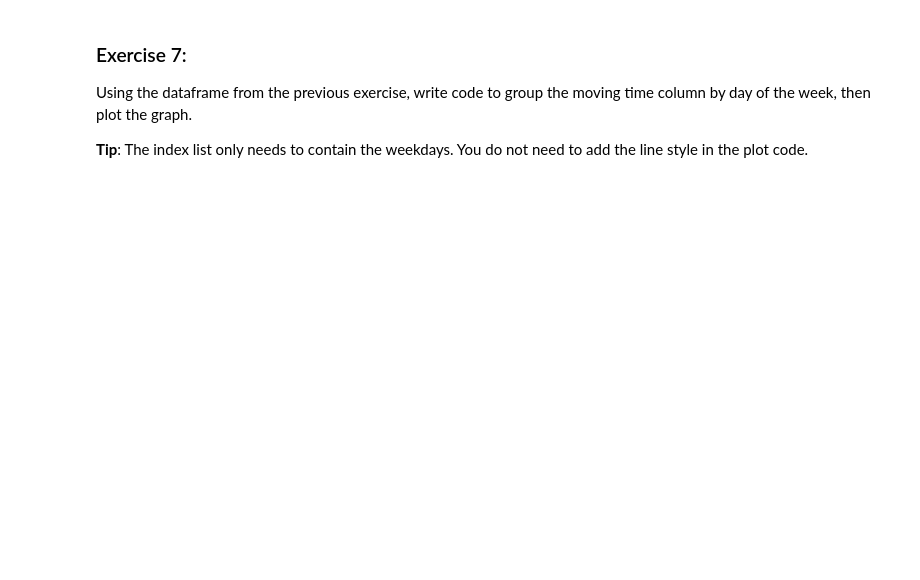
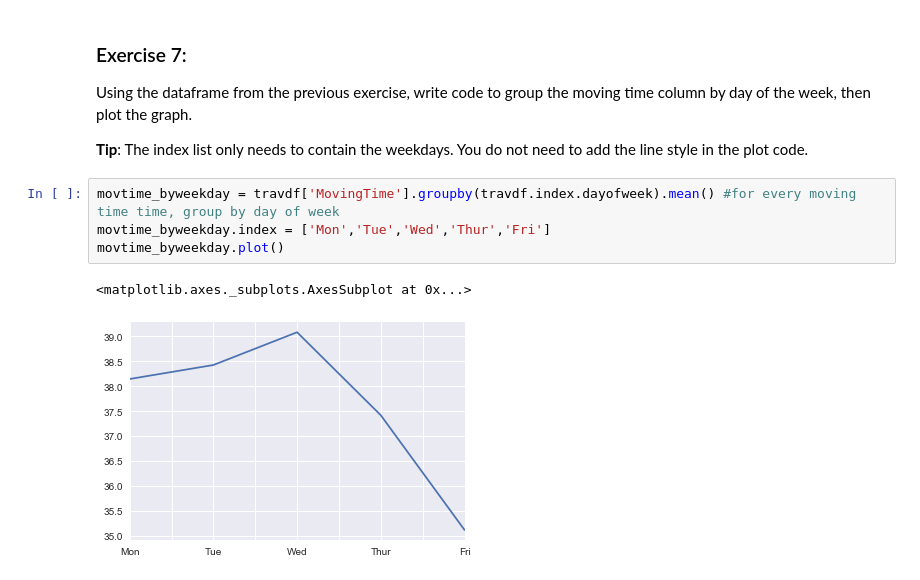
Before and after one commit to CeciliaM13/Modules, a Jupyter notebook: Mod5Exercises.ipynb, the cells around one changed output. Saved outputs shown, nothing was run; the diff lists cells and outputs as text; blank space fills up the shorter version.

```diff
--- a/Mod5Exercises.ipynb
+++ b/Mod5Exercises.ipynb
@@ -104,3 +133,10 @@ df_smtrav = pd.read_csv('datasets/datasets_smalltravel.csv')
 Using the dataframe from the previous exercise, write code to group the moving time column by day of the week, then plot the graph.
 
 **Tip**: The index list only needs to contain the weekdays. You do not need to add the line style in the plot code.
+# %%
+movtime_byweekday = travdf['MovingTime'].groupby(travdf.index.dayofweek).mean() #for every moving time time, group by day of week
+movtime_byweekday.index = ['Mon','Tue','Wed','Thur','Fri']
+movtime_byweekday.plot()
+# %% [output]
+<matplotlib.axes._subplots.AxesSubplot at 0x...>
+[figure, added]
```
Also changed, not shown: parts of 7 cells of this notebook, 2 other files.
